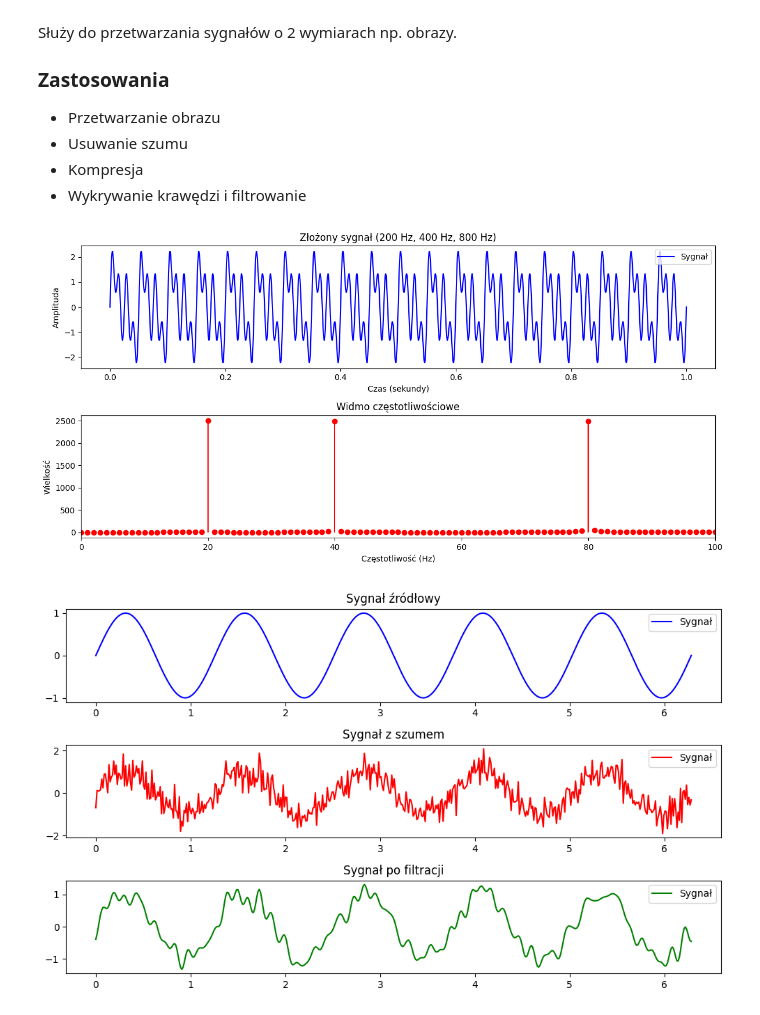
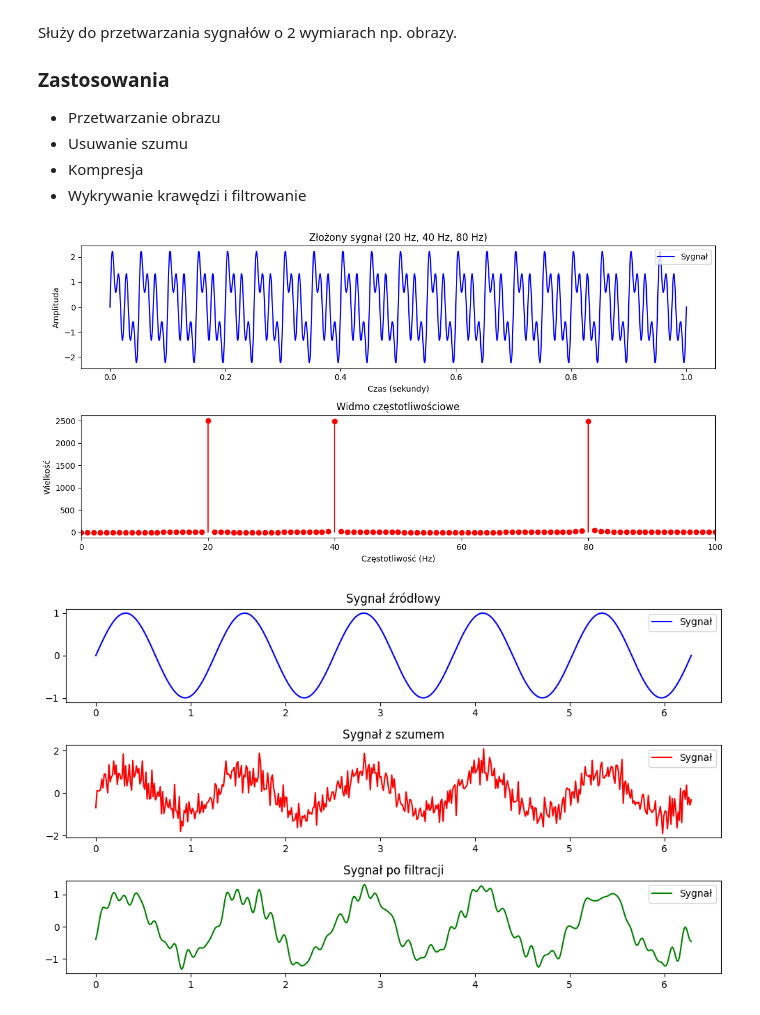
Before and after one commit to TeriyakiGod/image-processing, a Jupyter notebook: fourier.ipynb, the cells around one changed output. Drawn from its saved outputs; the diff is of its cells as text; code cells hidden in the pictures.

```diff
--- a/fourier.ipynb
+++ b/fourier.ipynb
@@ -30,35 +30,35 @@ t = np.linspace(0, 1, sampling_rate)  # Time vector over 1 second
 
 # Create the composite signal: sum of 10 Hz, 100 Hz, and 1000 Hz sinusoids
 signal = np.sin(2 * np.pi * 20 * t) + np.sin(2 * np.pi * 40 * t) + np.sin(2 * np.pi * 80 * t)
 
 # Perform Fourier Transform
 fft = np.fft.fft(signal)
 frequencies = np.fft.fftfreq(len(t), d=(t[1] - t[0]))  # Frequency axis
 magnitude = np.abs(fft)  # Magnitude of the Fourier Transform
 
 # Plot the signal and its frequency spectrum
 plt.figure(figsize=(12, 6))
 
 # Plot the composite signal
 plt.subplot(2, 1, 1)
-plt.title("Złożony sygnał (200 Hz, 400 Hz, 800 Hz)")
+plt.title("Złożony sygnał (20 Hz, 40 Hz, 80 Hz)")
 plt.plot(t, signal, label="Sygnał", color='blue')
 plt.xlabel("Czas (sekundy)")
 plt.ylabel("Amplituda")
 plt.legend()
 
 # Plot the frequency spectrum
 plt.subplot(2, 1, 2)
 plt.title("Widmo częstotliwościowe")
 plt.stem(frequencies[:len(frequencies)//2], magnitude[:len(magnitude)//2], linefmt='r-', markerfmt='ro', basefmt=" ")
 plt.xlim(0, 100)
 plt.xlabel("Częstotliwość (Hz)")
 plt.ylabel("Wielkość")
 plt.tight_layout()
 
 plt.show()
 # %% [output]
-[figure, old version]
+[figure, new version]
 # %%
 import numpy as np
 import matplotlib.pyplot as plt
```
Also changed, not shown: 1 other file.
